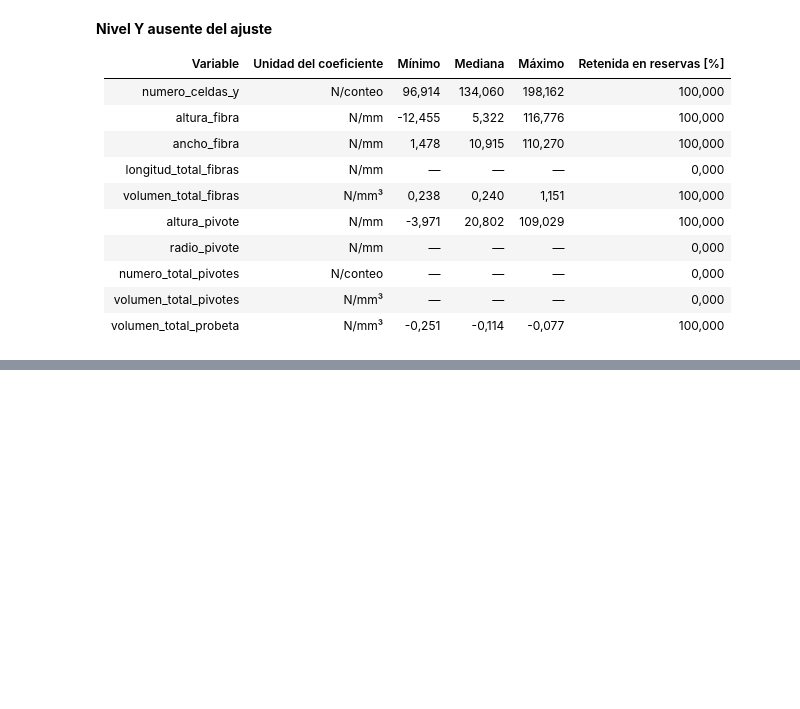
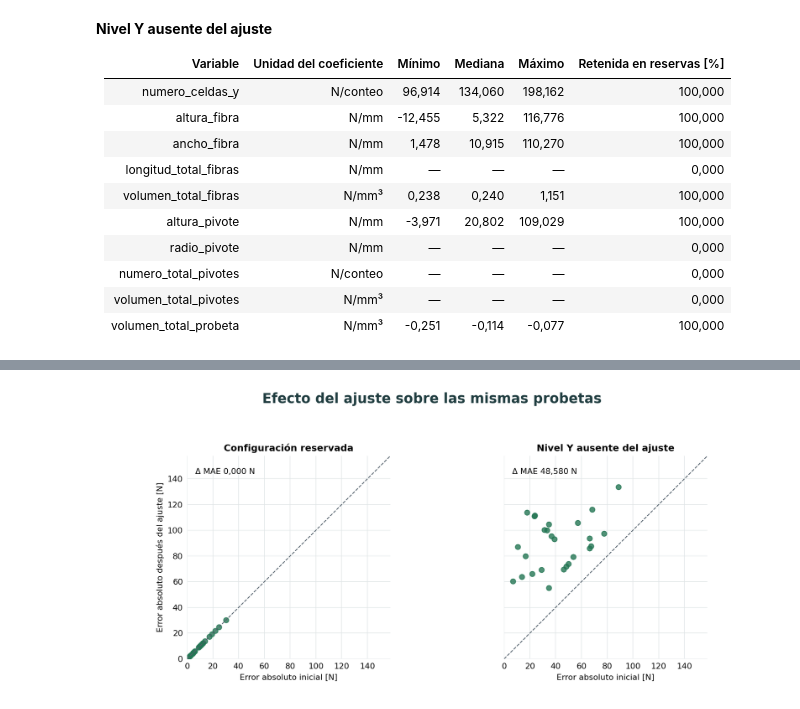
Before and after one commit to melissaaylasb-sudo/T02_MIA14_SeccionB, a Jupyter notebook: notebooks/Comparativa_6_Modelos_Regresion_Pantograficas.ipynb, the cells around one changed output, grey strips where cells are left out. Saved outputs shown, nothing was run; the diff lists cells and outputs as text; code cells hidden in the pictures; blank space fills up the shorter version.

```diff
--- a/notebooks/Comparativa_6_Modelos_Regresion_Pantograficas.ipynb
+++ b/notebooks/Comparativa_6_Modelos_Regresion_Pantograficas.ipynb
@@ -552,0 +733,4 @@ vista.mostrar_coeficientes_ganador(detalle["coeficientes"])
+# %%
+graficas.mostrar(graficas.errores_pareados_optuna, comparacion_optuna["pareadas"])
+# %% [output]
+[figure, added]
```
Also changed, not shown: parts of 37 cells of this notebook, 3 other files.
